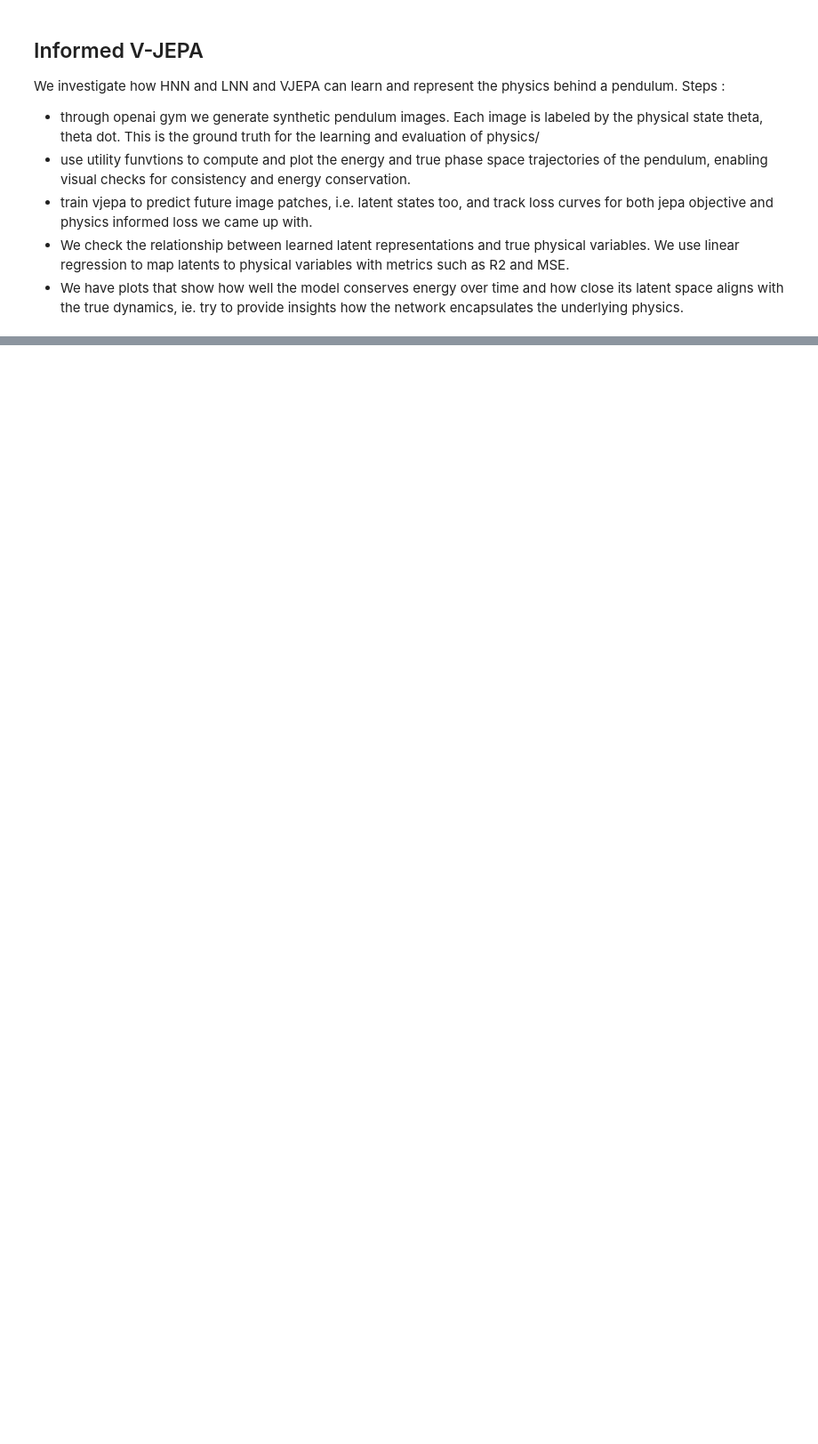
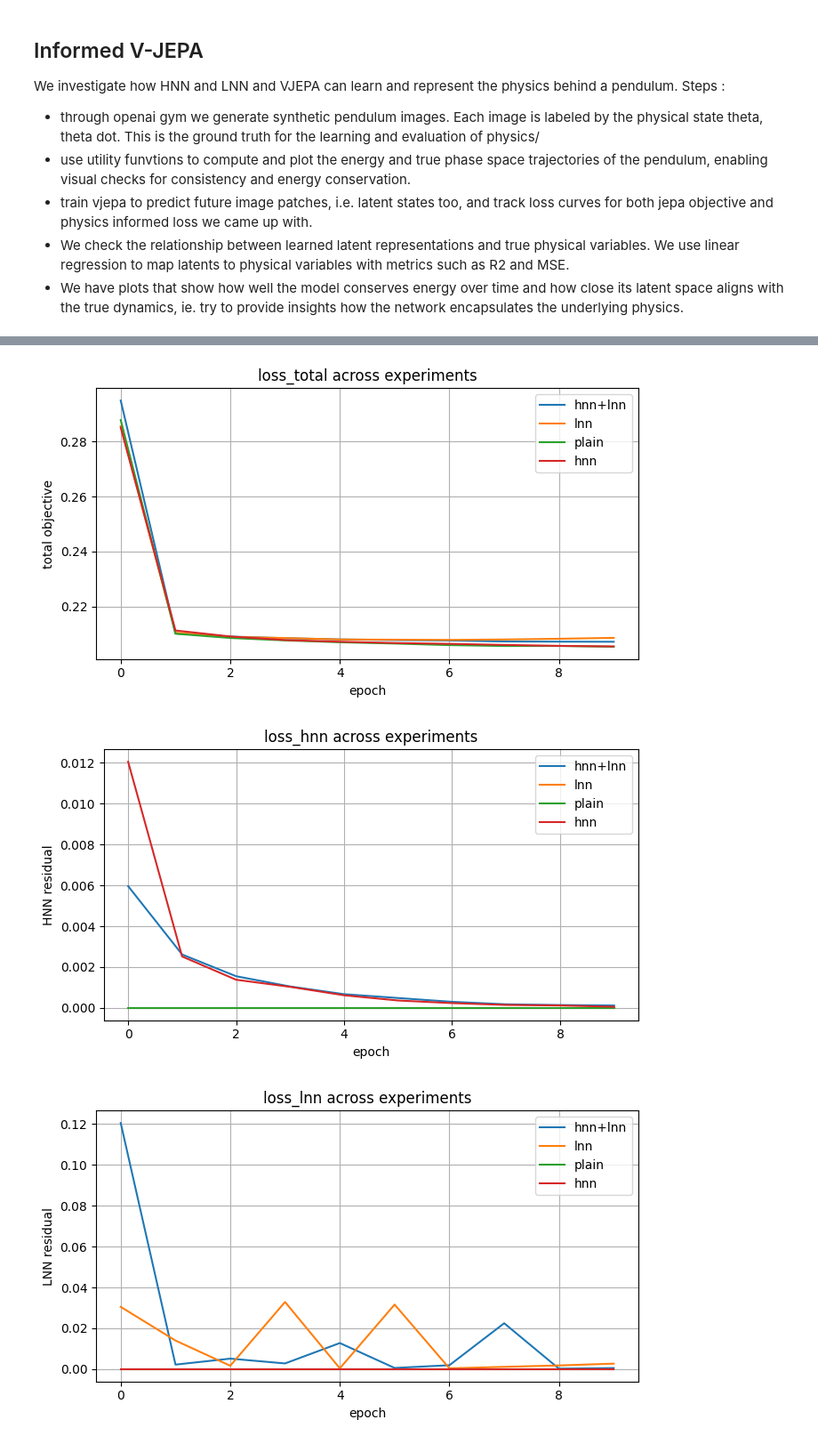
Before and after one commit to flavjoxhelollari/physics_informed_machine_learning, a Jupyter notebook: vjepa_pinn_informed_compact.ipynb, the cells around one changed output, grey strips where cells are left out. Shown at 89% size. Saved outputs shown, nothing was run; the diff lists cells and outputs as text; code cells hidden in the pictures; blank space fills up the shorter version.

```diff
--- a/vjepa_pinn_informed_compact.ipynb
+++ b/vjepa_pinn_informed_compact.ipynb
@@ -28,0 +40,20 @@ from PIL import Image, ImageDraw
+# %%
+base_dir   = "./results_numpy"        # change if you moved them elsewhere
+pattern    = "results_*_dense.npz"    # or "results_*.npz" if no suffix
+
+logs = {}   # mode → dict(arrays + 'config')
+
+for path in glob.glob(os.path.join(base_dir, pattern)):
+    # extract mode between 'results_' and '_dense.npz'  (works for hnn+lnn)
+    m = re.search(r"results_(.+?)_dense\.npz$", os.path.basename(path))
+    if not m:
+        print("skip", path); continue
+    mode = m.group(1)
+
+    npz  = np.load(path, allow_pickle=True)
+    arrays = { k: npz[k] for k in npz.files if k != "config" }
+    arrays = normalise_keys(arrays)
+    arrays["config"] = npz["config"].item()
+
+    logs[mode] = arrays
+    print(f"loaded {mode:10} — epochs: {len(arrays['loss_total'])}")
@@ -28,0 +65,22 @@ from PIL import Image, ImageDraw
+# %%
+# ------------------------------------------------------------
+#  Draw requested comparisons
+# ------------------------------------------------------------
+metrics_to_plot = [
+    ("loss_total", "total objective"),
+    ("loss_hnn",   "HNN residual"),
+    ("loss_lnn",   "LNN residual"),
+    ("loss_jepa",  "JEPA recon."),
+    ("loss_sup",   "θ supervision"),
+]
+
+for key, label in metrics_to_plot:
+    # plot only if *at least one* run recorded that key
+    if any(key in rec for rec in logs.values()):
+        plot_loss(key, logs, ylabel=label)          # plots every mode that has it
+    else:
+        print(f"[skip] no log contains '{key}'")
+# %% [output]
+[figure, added]
+[figure, added]
+[figure, added]
```
Also changed, not shown: parts of 4 cells of this notebook, 12 other files.
